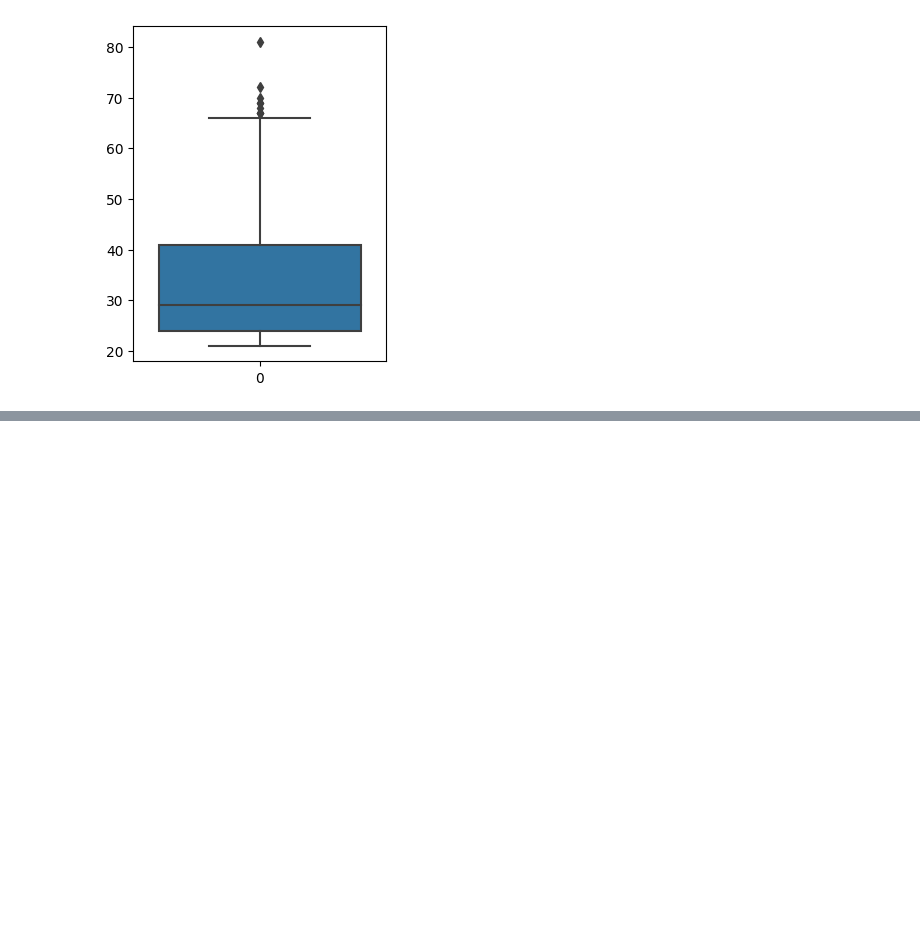
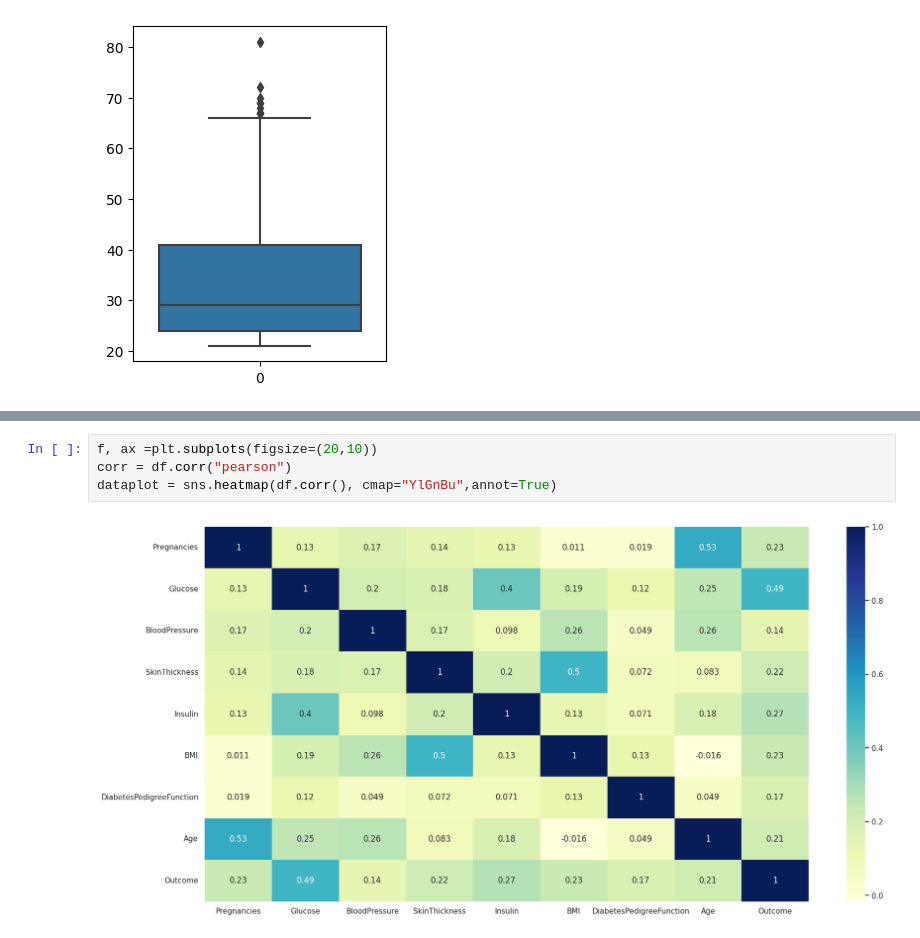
Before and after one commit to Cris2405/medicina, a Jupyter notebook: Diabetes.ipynb, the cells around one changed output, grey strips where cells are left out. Saved outputs shown, nothing was run; the diff lists cells and outputs as text; blank space fills up the shorter version.

```diff
--- a/Diabetes.ipynb
+++ b/Diabetes.ipynb
@@ -167,0 +218,6 @@ sns.boxplot(df['Age'])
+# %%
+f, ax =plt.subplots(figsize=(20,10))
+corr = df.corr("pearson")
+dataplot = sns.heatmap(df.corr(), cmap="YlGnBu",annot=True)
+# %% [output]
+[figure, added]
```
Also changed, not shown: parts of 4 cells of this notebook.
